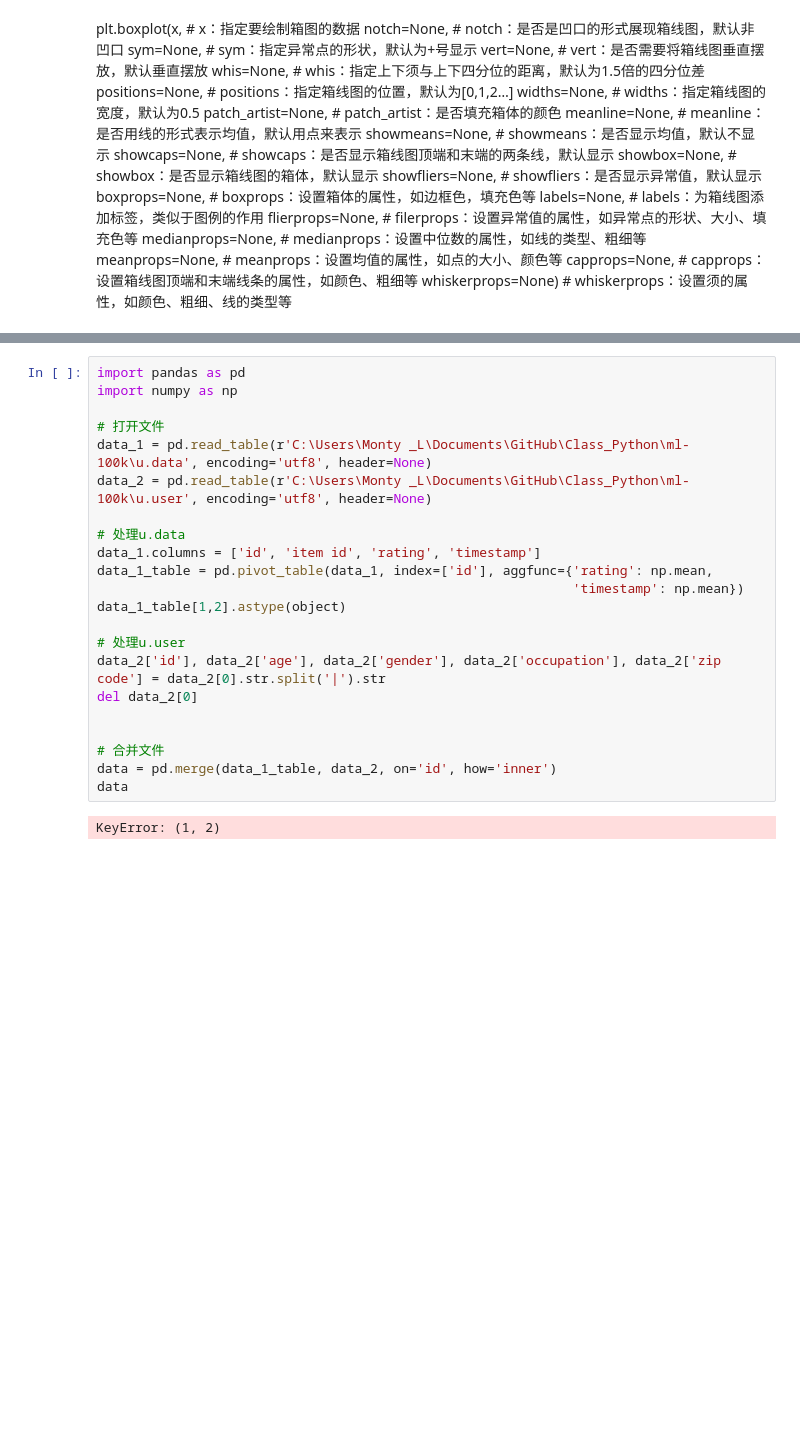
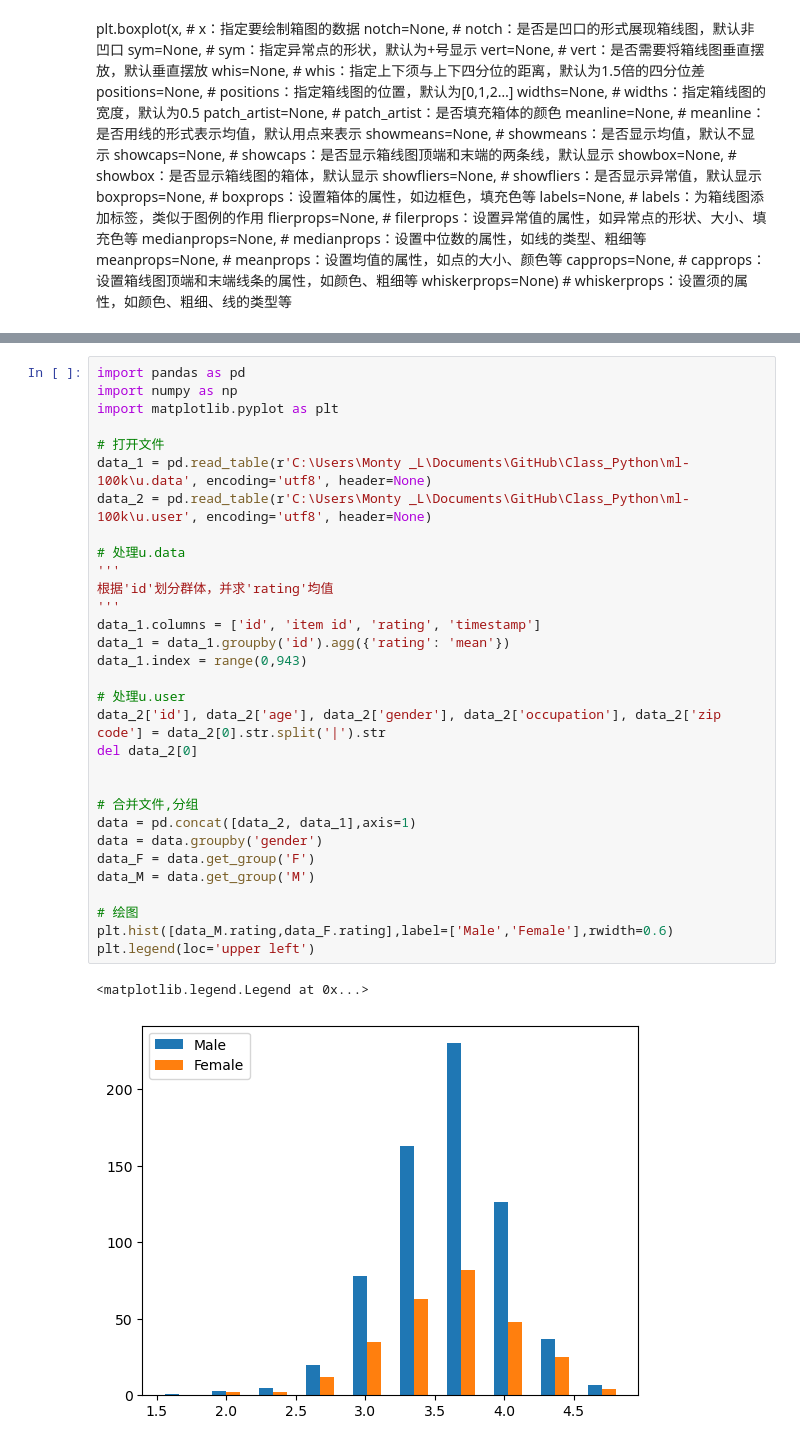
Before and after one commit to FengEternity/Class_Python, a Jupyter notebook: tenth.ipynb, the cells around one changed output, grey strips where cells are left out. Cells and saved outputs as stored; diff of their text form; blank space fills up the shorter version.

```diff
--- a/tenth.ipynb
+++ b/tenth.ipynb
@@ -158,24 +158,34 @@ plt.show()
 # %%
 import pandas as pd
 import numpy as np
+import matplotlib.pyplot as plt
 
 # 打开文件
 data_1 = pd.read_table(r'C:\Users\Monty _L\Documents\GitHub\Class_Python\ml-100k\u.data', encoding='utf8', header=None)
 data_2 = pd.read_table(r'C:\Users\Monty _L\Documents\GitHub\Class_Python\ml-100k\u.user', encoding='utf8', header=None)
 
 # 处理u.data
+'''
+根据'id'划分群体，并求'rating'均值
+'''
 data_1.columns = ['id', 'item id', 'rating', 'timestamp']
-data_1_table = pd.pivot_table(data_1, index=['id'], aggfunc={'rating': np.mean,
-                                                             'timestamp': np.mean})
-data_1_table[1,2].astype(object)
+data_1 = data_1.groupby('id').agg({'rating': 'mean'})
+data_1.index = range(0,943)
 
 # 处理u.user
 data_2['id'], data_2['age'], data_2['gender'], data_2['occupation'], data_2['zip code'] = data_2[0].str.split('|').str
 del data_2[0]
 
 
-# 合并文件
-data = pd.merge(data_1_table, data_2, on='id', how='inner')
-data
+# 合并文件,分组
+data = pd.concat([data_2, data_1],axis=1)
+data = data.groupby('gender')
+data_F = data.get_group('F')
+data_M = data.get_group('M')
+
+# 绘图
+plt.hist([data_M.rating,data_F.rating],label=['Male','Female'],rwidth=0.6)
+plt.legend(loc='upper left')
 # %% [output]
-KeyError: (1, 2)
+<matplotlib.legend.Legend at 0x...>
+[figure, added]
```
Also changed, not shown: parts of 4 cells of this notebook.
